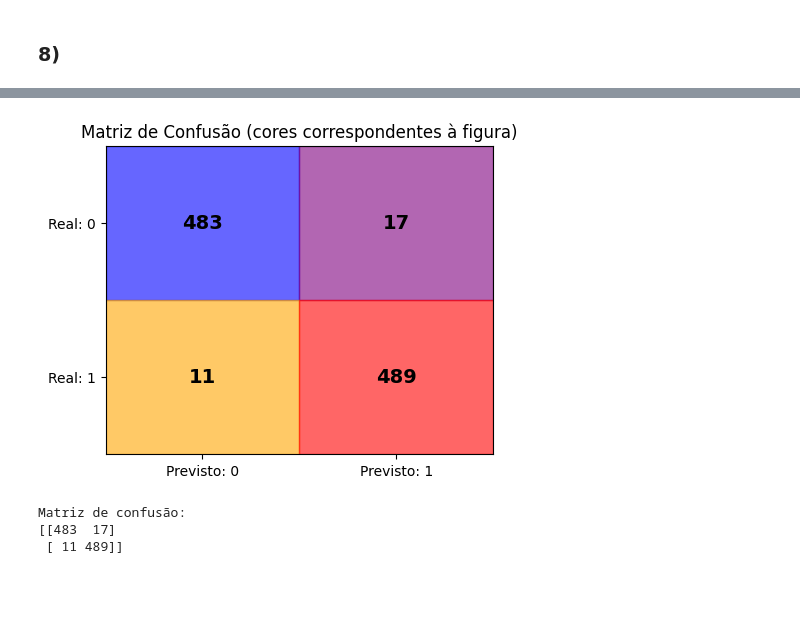
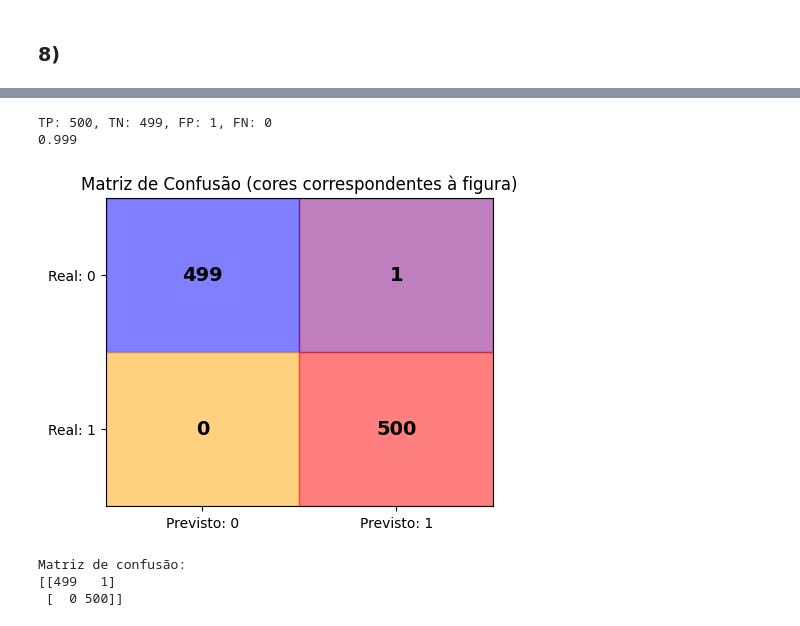
Before and after one commit to jpnoa1/IAA, a Jupyter notebook: lab2/ex1.ipynb, the cells around one changed output, grey strips where cells are left out. Drawn from its saved outputs; the diff is of its cells as text; code cells hidden in the pictures; blank space fills up the shorter version.

```diff
--- a/lab2/ex1.ipynb
+++ b/lab2/ex1.ipynb
@@ -54,14 +54,14 @@ Erro (d - o): [0, 0, 0, 1]
 ### 4), 5) e 6)
 # %%
 # Taxa de aprendizagem
-alpha = 1e-2
+alphaAnd = 1e-3
 
 w0 = random.uniform(-0.5, 0.5)
 w1 = random.uniform(-0.5, 0.5)
 w2 = random.uniform(-0.5, 0.5)
 
 # Número de épocas
-epocas = 20
+epocas = 50
 e = []
 w_hist = []
 
@@ -85,9 +85,9 @@ for epoca in range(epocas):
         total_erro += abs(erro)
 
         # Atualização dos pesos
-        w0 = w0 + alpha * erro
-        w1 = w1 + alpha * erro * input[0]
-        w2 = w2 + alpha * erro * input[1]
+        w0 = w0 + alphaAnd * erro
+        w1 = w1 + alphaAnd * erro * input[0]
+        w2 = w2 + alphaAnd * erro * input[1]
 
     e.append(total_erro)
 
@@ -155,7 +145,7 @@ Ao testarmos alguns valores do α manualmente, concluímos que 1e-1 parece-nos q
 # %% [markdown]
 ### 6)(d)
 # %%
-def treinar(alpha=1e-3, epocas=20):
+def treinar(alphaAnd=1e-3, epocas=20):
     w0 = random.uniform(-0.5, 0.5)
     w1 = random.uniform(-0.5, 0.5)
     w2 = random.uniform(-0.5, 0.5)
@@ -183,9 +173,9 @@ def treinar(alpha=1e-3, epocas=20):
             total_erro += abs(erro)
 
             # Atualização dos pesos
-            w0 = w0 + alpha * erro
-            w1 = w1 + alpha * erro * input[0]
-            w2 = w2 + alpha * erro * input[1]
+            w0 = w0 + alphaAnd * erro
+            w1 = w1 + alphaAnd * erro * input[0]
+            w2 = w2 + alphaAnd * erro * input[1]
 
         e.append(total_erro)
 
@@ -205,7 +195,7 @@ repeticoes = 30
 resultados = []
 
 for _ in range(repeticoes):
-    epocas = treinar(1e-1, 20)
+    epocas = treinar(alphaAnd, 20)
     print(f"Convergência em {epocas} épocas.")
     resultados.append(epocas)
 
@@ -403,8 +423,9 @@ def calcular_metricas(d, Y_pred):
     TN = np.sum((d == 0) & (Y_pred == 0))
     FP = np.sum((d == 0) & (Y_pred == 1))
     FN = np.sum((d == 1) & (Y_pred == 0))
-
+    print(f"TP: {TP}, TN: {TN}, FP: {FP}, FN: {FN}")
     acc = (TP + TN) / len(d)
+    print(acc)
     precision = TP / (TP + FP) if (TP + FP) > 0 else 0
     recall = TP / (TP + FN) if (TP + FN) > 0 else 0
     f1 = (2 * precision * recall) / (precision + recall) if (precision + recall) > 0 else 0
@@ -420,36 +441,38 @@ matriz_confusao = np.array([[TN, FP],
 # Cores correspondentes à tua figura
 cores = np.array([["#0000FF", "#800080"],   # azul, roxo
                   ["#FFA500", "#FF0000"]])  # laranja, vermelho
 
 # Criar gráfico
 fig, ax = plt.subplots(figsize=(5, 4))
 for i in range(2):
     for j in range(2):
-        ax.add_patch(plt.Rectangle((j, i), 1, 1, color=cores[i, j], alpha=0.6))
+        ax.add_patch(plt.Rectangle((j, i), 1, 1, color=cores[i, j], alpha=0.5 ))
 
 # Adicionar valores numéricos
 for i in range(2):
     for j in range(2):
         ax.text(j + 0.5, i + 0.5, str(matriz_confusao[i, j]),
                 va='center', ha='center', fontsize=14, color='black', weight='bold')
 
 # Ajustes de eixos
 ax.set_xlim(0, 2)
 ax.set_ylim(0, 2)
 ax.set_xticks([0.5, 1.5])
 ax.set_yticks([0.5, 1.5])
 ax.set_xticklabels(['Previsto: 0', 'Previsto: 1'])
 ax.set_yticklabels(['Real: 0', 'Real: 1'])
 ax.set_title("Matriz de Confusão (cores correspondentes à figura)")
 plt.gca().invert_yaxis()
 plt.grid(False)
 plt.show()
 
 print("Matriz de confusão:")
 print(matriz_confusao)
 # %% [output]
+TP: 500, TN: 499, FP: 1, FN: 0
+0.999
-[figure, old version]
+[figure, new version]
-Matriz de confusão:
-[[483  17]
- [ 11 489]]
+Matriz de confusão:
+[[499   1]
+ [  0 500]]
 # %%
```
Also changed, not shown: parts of 8 cells of this notebook.
